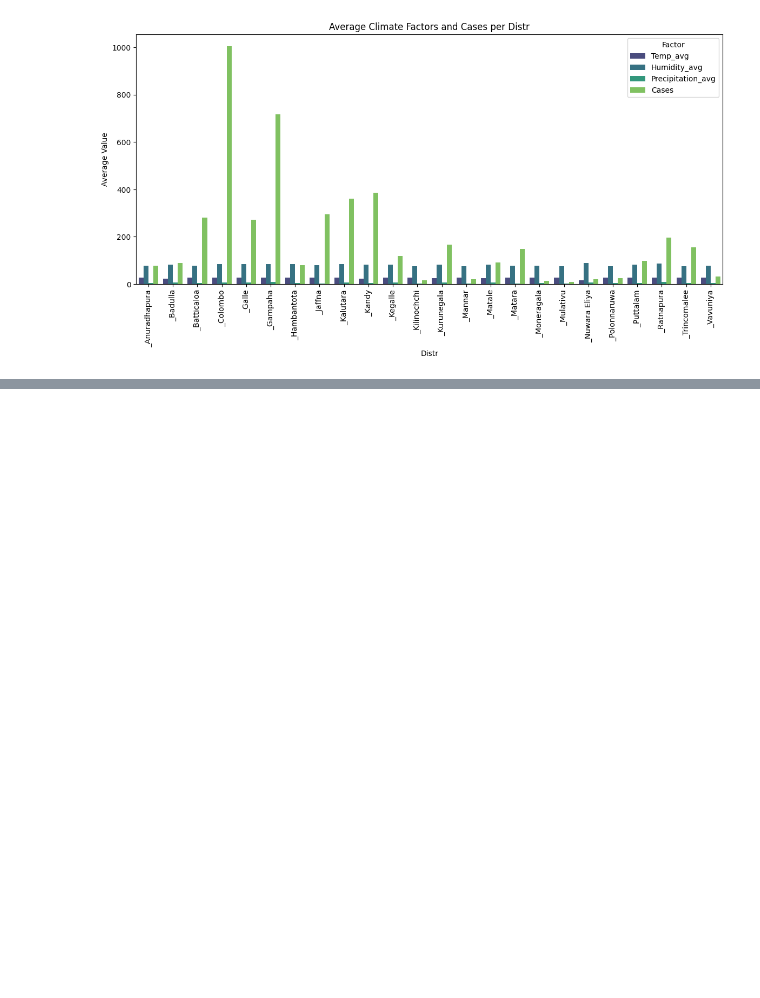
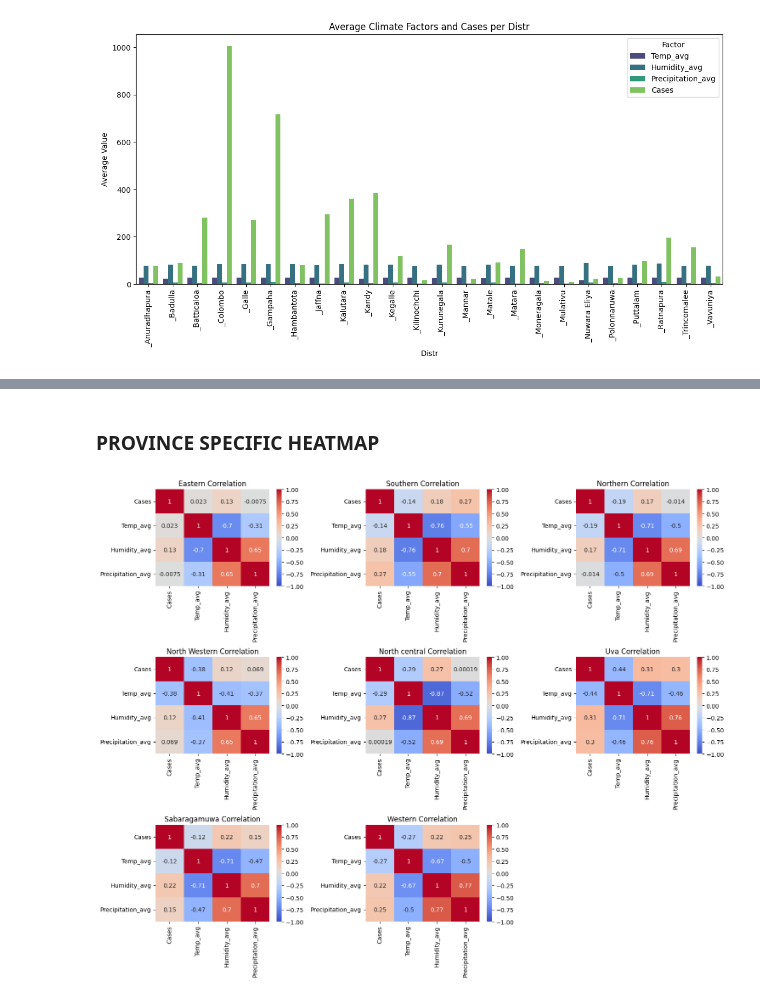
Before and after one commit to Zunuoh/Dengue-Fever-Prediction, a Jupyter notebook: New_Dengue_Prediction.ipynb, the cells around one changed output, grey strips where cells are left out. Saved outputs shown, nothing was run; the diff lists cells and outputs as text; code cells hidden in the pictures; blank space fills up the shorter version.

```diff
--- a/New_Dengue_Prediction.ipynb
+++ b/New_Dengue_Prediction.ipynb
@@ -694,0 +725,32 @@ plt.show()
+# %% [markdown]
+### **PROVINCE SPECIFIC HEATMAP**
+# %%
+df['Year'] = pd.to_datetime(df['Year'])
+
+province_columns = [col for col in df.columns if col.startswith('Province_')]
+df['Province'] = df[province_columns].idxmax(axis=1).str.replace('Province_', '')
+
+features = ['Cases', 'Temp_avg', 'Humidity_avg', 'Precipitation_avg']
+
+unique_provinces = df['Province'].unique()
+ncols = 3
+nrows = -(-len(unique_provinces) // ncols)  # Ceiling division
+
+fig, axes = plt.subplots(nrows=nrows, ncols=ncols, figsize=(15, 4 * nrows))
+axes = axes.flatten()
+
+for i, province in enumerate(unique_provinces):
+    ax = axes[i]
+    subset = df[df['Province'] == province][features].dropna()
+    corr = subset.corr()
+    sns.heatmap(corr, annot=True, cmap='coolwarm', ax=ax, vmin=-1, vmax=1)
+    ax.set_title(f"{province} Correlation")
+
+
+for j in range(i + 1, len(axes)):
+    fig.delaxes(axes[j])
+
+plt.tight_layout()
+plt.show()
+# %% [output]
+[figure, added]
```
Also changed, not shown: parts of 4 cells of this notebook.
